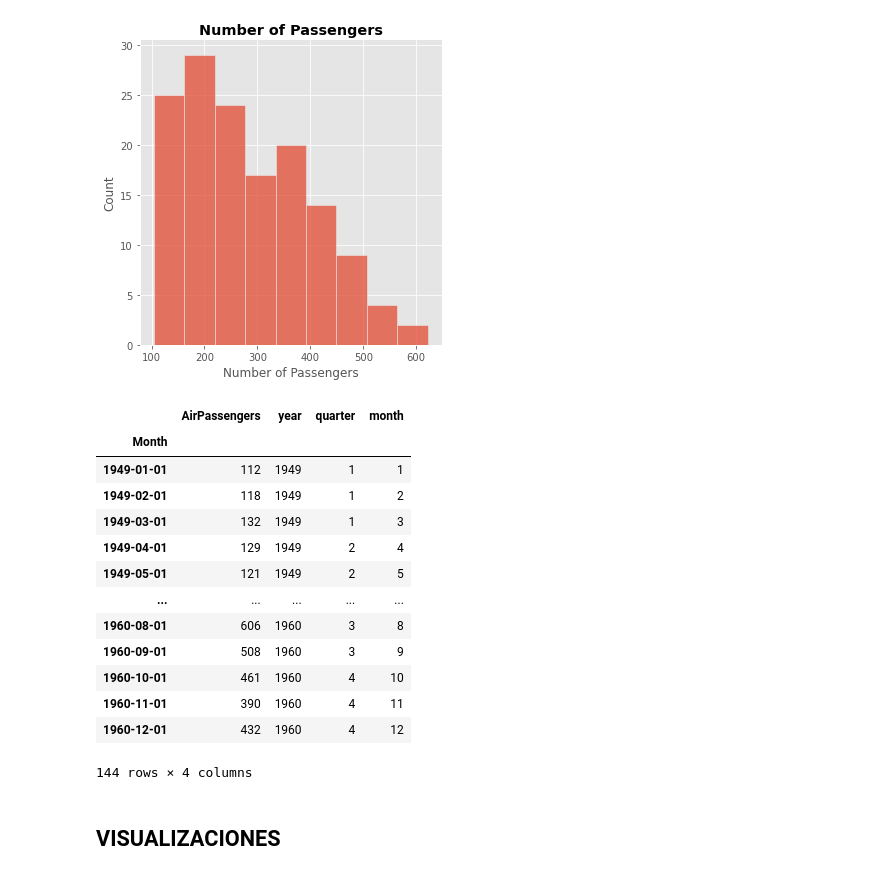
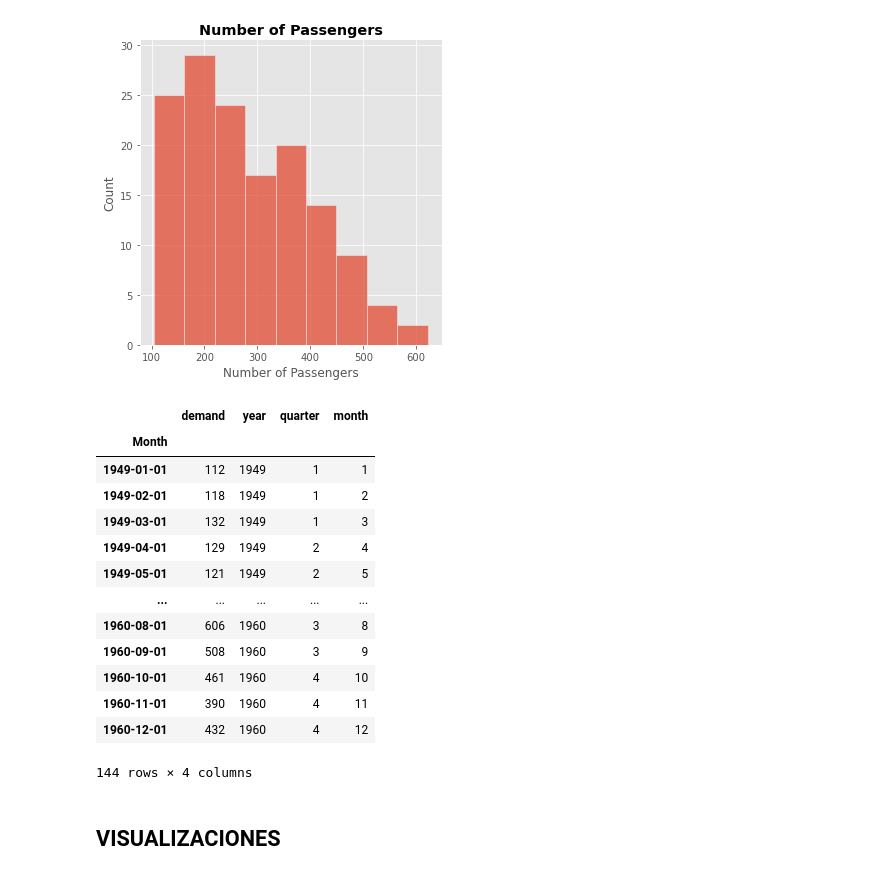
Before and after one commit to PabloJRW/Air-Passengers-Forecasting, a Jupyter notebook: notebooks/0. EDA.ipynb, the cells around one changed output. Cells and saved outputs as stored; diff of their text form; code cells hidden in the pictures.

```diff
--- a/notebooks/0. EDA.ipynb
+++ b/notebooks/0. EDA.ipynb
@@ -99,12 +98,13 @@ plt.show()
 [figure]
 # %%
 air_df = air.to_frame()
+air_df.rename(columns={'AirPassengers':'demand'}, inplace=True)
 air_df['year'] = air.index.year
 air_df['quarter'] = air.index.quarter
 air_df['month'] = air.index.month
 air_df
 # %% [output]
-|  | AirPassengers | year | quarter | month |
+|  | demand | year | quarter | month |
 | Month |  |  |  |  |
 | 1949-01-01 | 112 | 1949 | 1 | 1 |
 | 1949-02-01 | 118 | 1949 | 1 | 2 |
```
Also changed, not shown: parts of 7 cells of this notebook.
